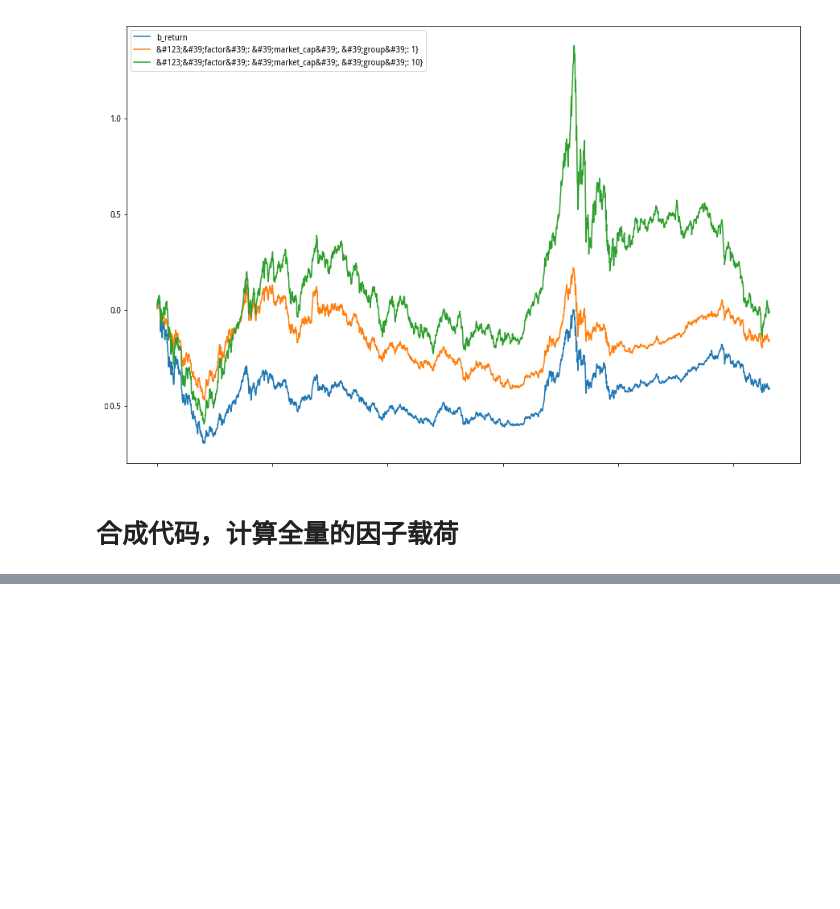
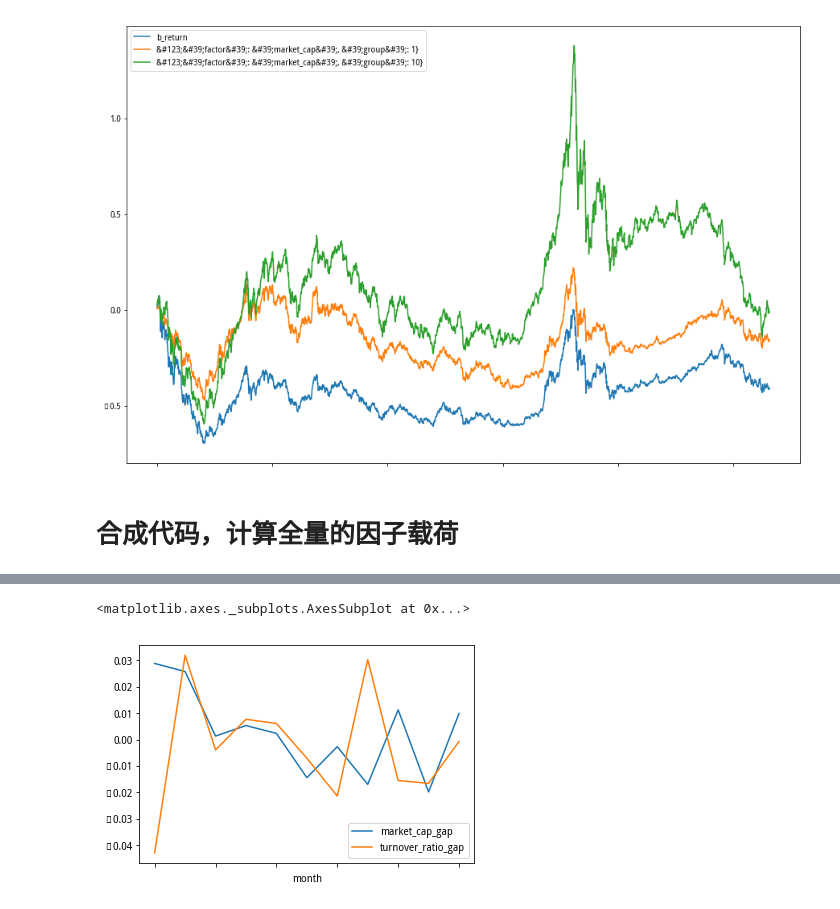
Before and after one commit to RufusTang/Factor_Regression, a Jupyter notebook: Factor_Loading.ipynb, the cells around one changed output, grey strips where cells are left out. Cells and saved outputs as stored; diff of their text form; code cells hidden in the pictures; blank space fills up the shorter version.

```diff
--- a/Factor_Loading.ipynb
+++ b/Factor_Loading.ipynb
@@ -272,0 +317,20 @@ result_factor_pd
+# %%
+# 明确代码
+# 需要取倒数
+factor_pool = ['pe_ratio','pe_ratio_lyr','pb_ratio','pcf_ratio']
+
+# 因子库
+factor_pool = ['market_cap','turnover_ratio',
+               'roe','roa','inc_return','net_profit_margin','gross_profit_margin',
+               'operating_expense_to_total_revenue',
+               'expense_to_total_revenue','operation_profit_to_total_revenue',
+               'invesment_profit_to_profit',
+               'adjusted_profit_to_profit','goods_sale_and_service_to_revenue','ocf_to_revenue',
+               'ocf_to_operating_profit','inc_total_revenue_annual','inc_total_revenue_year_on_year',
+               'inc_revenue_year_on_year','inc_revenue_annual','inc_operation_profit_year_on_year',
+               'inc_operation_profit_annual','inc_net_profit_year_on_year','inc_net_profit_annual',
+               'inc_net_profit_to_shareholders_year_on_year','inc_net_profit_to_shareholders_annual'
+              ]
+
+# 存储结果的dict数组
+result_factor_pd = pd.DataFrame()
@@ -272,0 +475,5 @@ result_factor_pd
+# %%
+result_factor_pd.plot()
+# %% [output]
+<matplotlib.axes._subplots.AxesSubplot at 0x...>
+[figure, added]
```
Also changed, not shown: parts of 7 cells of this notebook.
